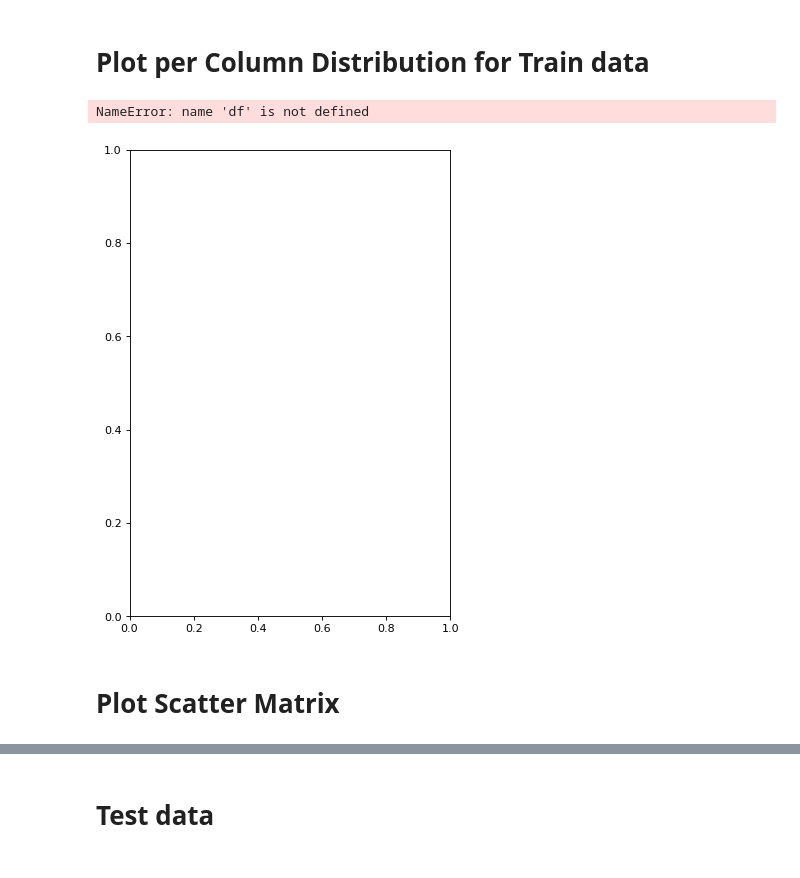
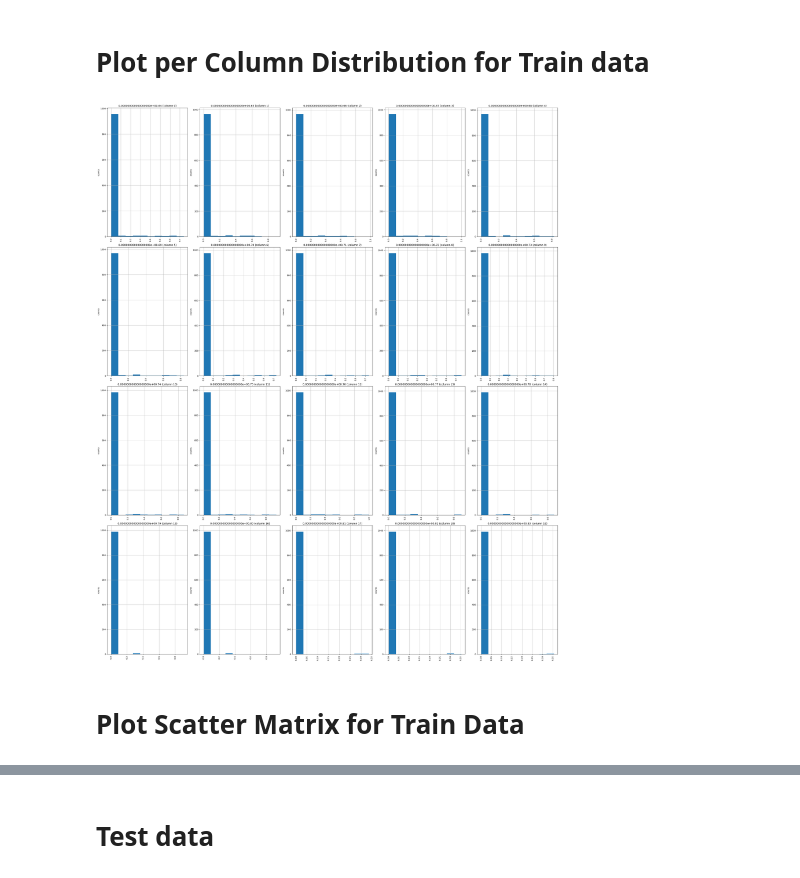
Before and after one commit to DS-Popeye/ECG-EDA-Analysis, a Jupyter notebook: ECG_EDA_Analysis.ipynb, the cells around one changed output, grey strips where cells are left out. Drawn from its saved outputs; the diff is of its cells as text; code cells hidden in the pictures.

```diff
--- a/ECG_EDA_Analysis.ipynb
+++ b/ECG_EDA_Analysis.ipynb
@@ -67,24 +67,23 @@ nGraphShown = 20
 # %%
 nGraphRow = (nCol + nGraphPerRow - 1) / nGraphPerRow
 plt.figure(num = None, figsize = (6 * nGraphPerRow, 8 * nGraphRow), dpi = 80, facecolor = 'w', edgecolor = 'k')
 for i in range(min(nCol, nGraphShown)):
     plt.subplot(nGraphRow, nGraphPerRow, i + 1)
-    columnDf = df.iloc[:, i]
+    columnDf = df1.iloc[:, i]
     if (not np.issubdtype(type(columnDf.iloc[0]), np.number)):
         valueCounts = columnDf.value_counts()
         valueCounts.plot.bar()
     else:
         columnDf.hist()
     plt.ylabel('counts')
     plt.xticks(rotation = 90)
     plt.title(f'{columnNames[i]} (column {i})')
 plt.tight_layout(pad = 1.0, w_pad = 1.0, h_pad = 1.0)
 plt.show()
 # %% [output]
-NameError: name 'df' is not defined
-[figure, old version]
+[figure, new version]
 # %% [markdown]
-# Plot Scatter Matrix
+# Plot Scatter Matrix for Train Data
 # %%
 df1 = df1.select_dtypes(include =[np.number]) # keep only numerical columns
 # %%
```
Also changed, not shown: parts of 4 cells of this notebook.
